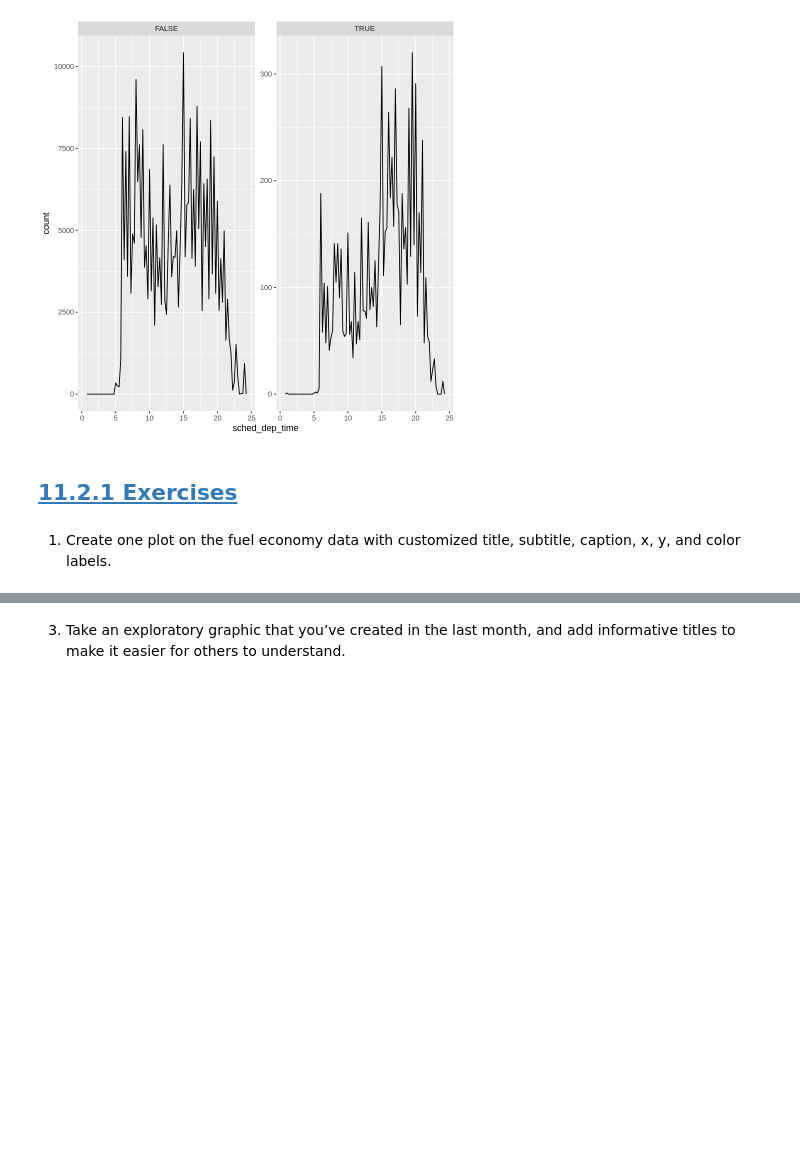
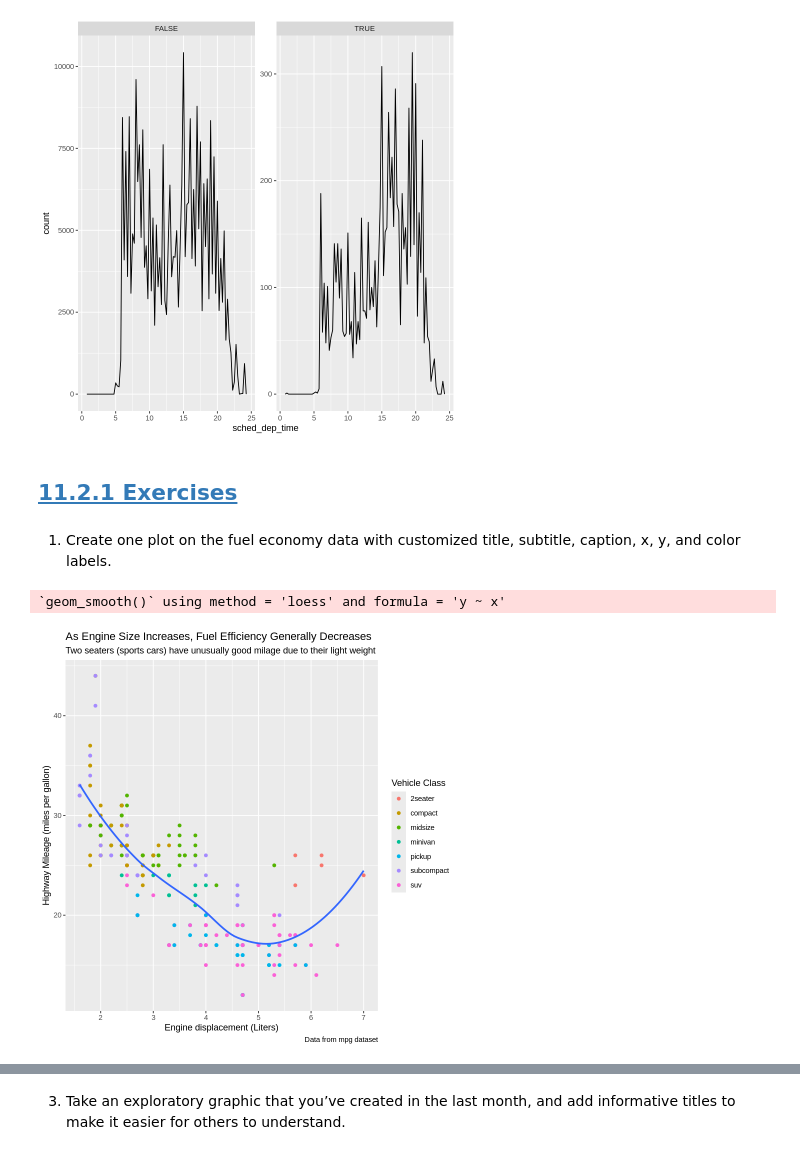
Before and after one commit to Brandy-Corwin/R-for-DS-exercises, a Jupyter notebook: Week_5_Assignments.ipynb, the cells around one changed output, grey strips where cells are left out. Saved outputs shown, nothing was run; the diff lists cells and outputs as text; code cells hidden in the pictures; blank space fills up the shorter version.

```diff
--- a/Week_5_Assignments.ipynb
+++ b/Week_5_Assignments.ipynb
@@ -459,6 +444,21 @@ nycflights13::flights |>
 ## [11.2.1 Exercises](https://r4ds.hadley.nz/communication#exercises)
 # %% [markdown]
 1. Create one plot on the fuel economy data with customized title, subtitle, caption, x, y, and color labels.
+# %%
+ggplot(mpg, aes(x = displ, y = hwy)) +
+  geom_point(aes(color = class)) +
+  geom_smooth(se = FALSE) +
+  labs(
+    x = "Engine displacement (Liters)",
+    y = "Highway Mileage (miles per gallon)",
+    color = "Vehicle Class",
+    title = "As Engine Size Increases, Fuel Efficiency Generally Decreases",
+    subtitle = "Two seaters (sports cars) have unusually good milage due to their light weight",
+    caption = "Data from mpg dataset"
+  )
+# %% [output]
+`geom_smooth()` using method = 'loess' and formula = 'y ~ x'
+[figure, added]
 # %% [markdown]
 2. Recreate the following plot using the fuel economy data. Note that both the colors and shapes of points vary by type of drive train.
 <img src="https://r4ds.hadley.nz/communication_files/figure-html/unnamed-chunk-5-1.png" width="400" height="300"/></img>
```
Also changed, not shown: parts of 10 cells of this notebook.
